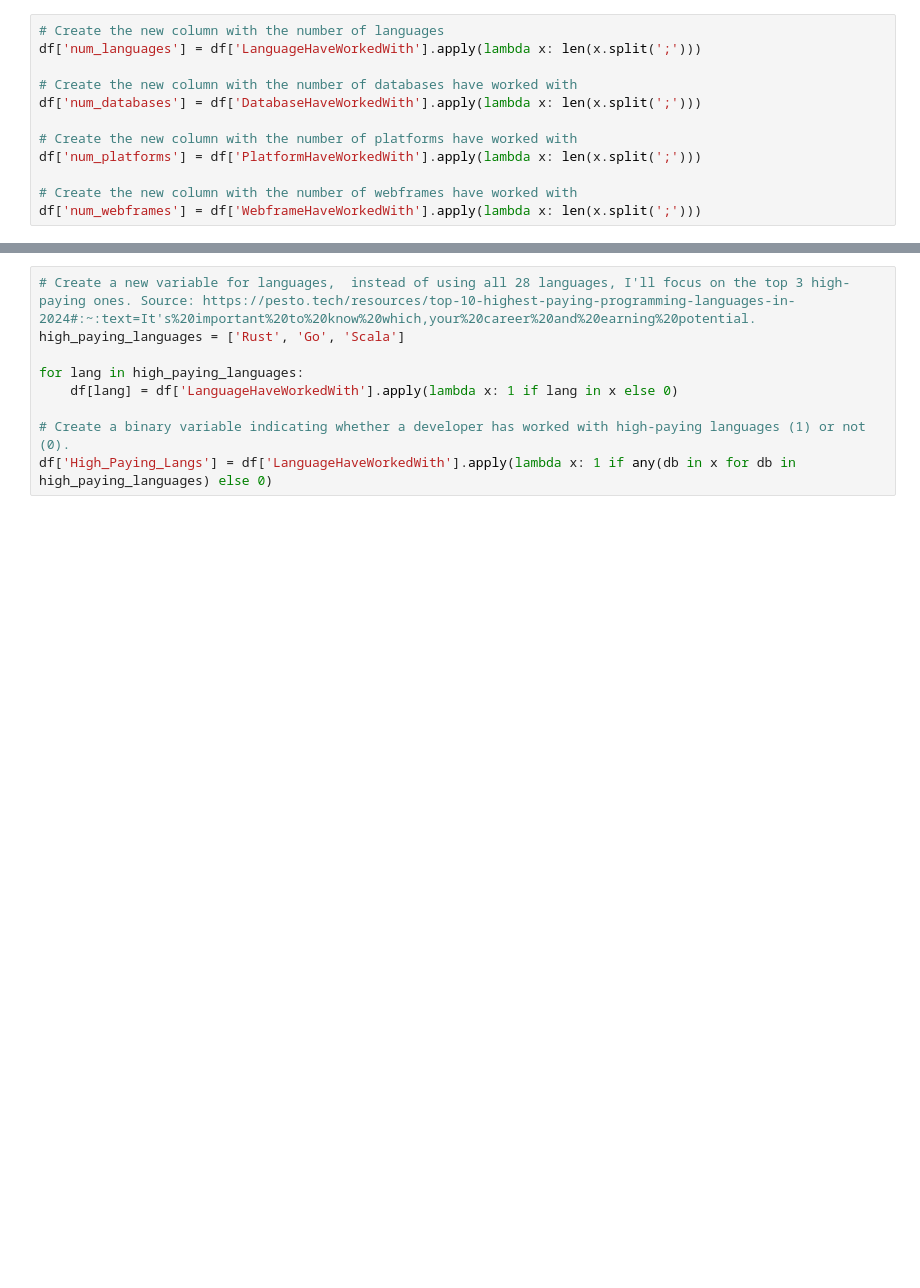
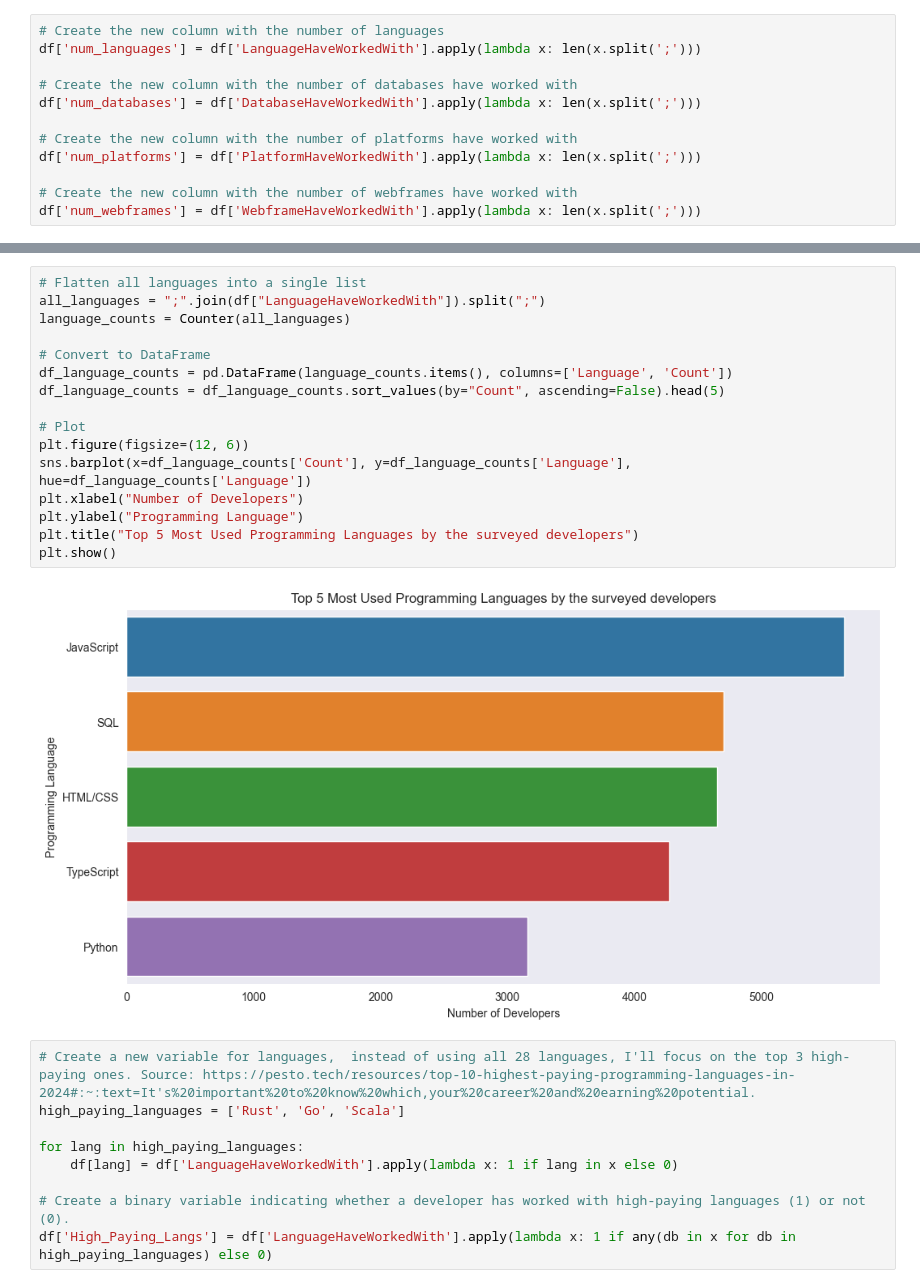
Before and after one commit to CaroBarros/udacity_project_data_science_blog, a Jupyter notebook: notebook/data_science_exercise.ipynb, the cells around one changed output, grey strips where cells are left out. Cells and saved outputs as stored; diff of their text form; blank space fills up the shorter version.

```diff
--- a/notebook/data_science_exercise.ipynb
+++ b/notebook/data_science_exercise.ipynb
@@ -271,3 +271,21 @@ plt.show()
+# %%
+# Flatten all languages into a single list
+all_languages = ";".join(df["LanguageHaveWorkedWith"]).split(";")
+language_counts = Counter(all_languages)
+
+# Convert to DataFrame
+df_language_counts = pd.DataFrame(language_counts.items(), columns=['Language', 'Count'])
+df_language_counts = df_language_counts.sort_values(by="Count", ascending=False).head(5)
+
+# Plot
+plt.figure(figsize=(12, 6))
+sns.barplot(x=df_language_counts['Count'], y=df_language_counts['Language'], hue=df_language_counts['Language'])
+plt.xlabel("Number of Developers")
+plt.ylabel("Programming Language")
+plt.title("Top 5 Most Used Programming Languages by the surveyed developers")
+plt.show()
+# %% [output]
+[figure, added]
 # %%
 # Create a new variable for languages,  instead of using all 28 languages, I'll focus on the top 3 high-paying ones. Source: https://pesto.tech/resources/top-10-highest-paying-programming-languages-in-2024#:~:text=It's%20important%20to%20know%20which,your%20career%20and%20earning%20potential.
 high_paying_languages = ['Rust', 'Go', 'Scala']
```
Also changed, not shown: parts of 11 cells of this notebook, 1 other file.
